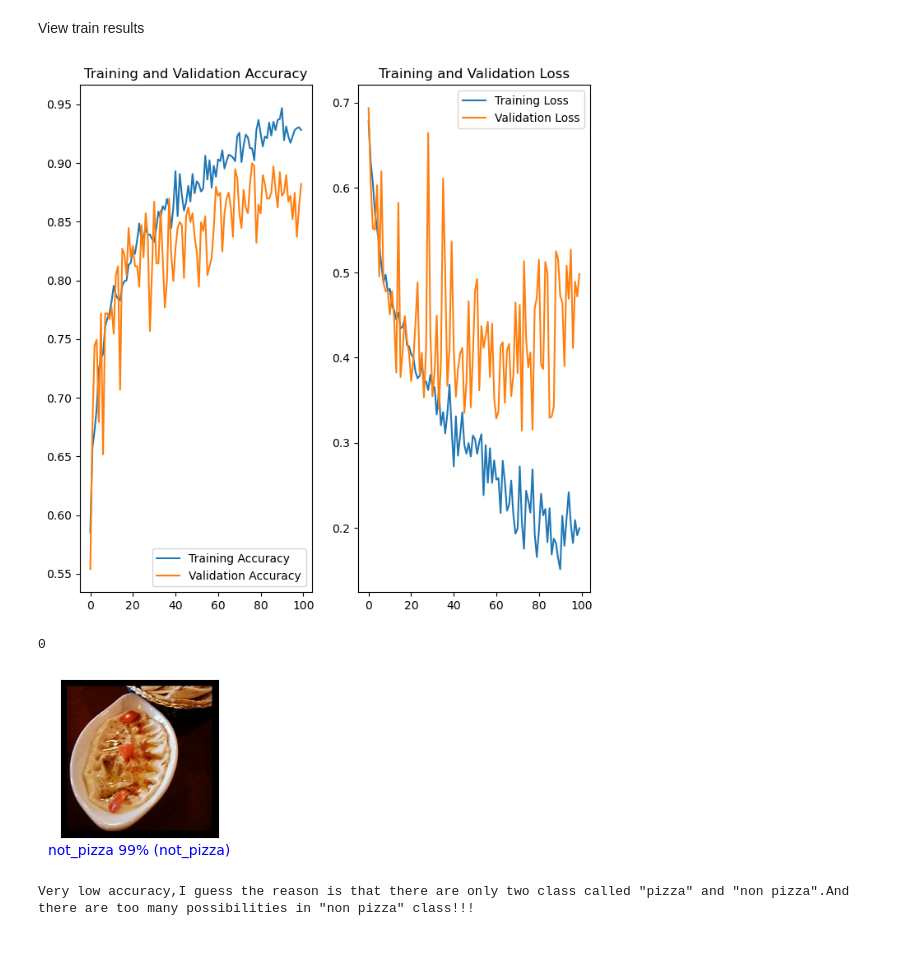
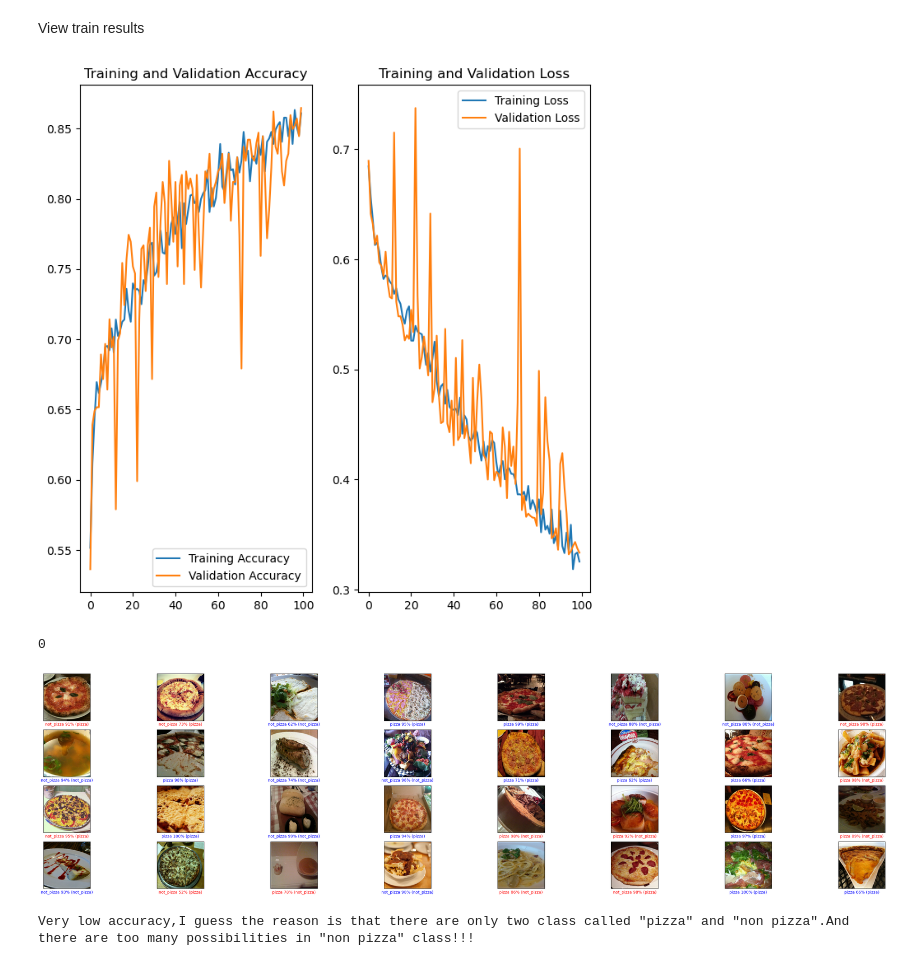
Before and after one commit to KamenriderZO/GDW-Project, a Jupyter notebook: classification.ipynb, the cells around one changed output. Drawn from its saved outputs; the diff is of its cells as text; code cells hidden in the pictures.

```diff
--- a/classification.ipynb
+++ b/classification.ipynb
@@ -105,15 +105,15 @@ data_augmentation = Sequential(
 model = Sequential([
   data_augmentation,
   layers.Rescaling(1./255),
-  layers.Conv2D(16, 3, padding='same', activation='relu'),
+  layers.Conv2D(16, 3, padding='same', activation=activate),
   layers.MaxPooling2D(),
-  layers.Conv2D(32, 3, padding='same', activation='relu'),
+  layers.Conv2D(32, 3, padding='same', activation=activate),
   layers.MaxPooling2D(),
-  layers.Conv2D(64, 3, padding='same', activation='relu'),
+  layers.Conv2D(64, 3, padding='same', activation=activate),
   layers.MaxPooling2D(),
   layers.Dropout(0.2),
   layers.Flatten(),
-  layers.Dense(128, activation='relu'),
+  layers.Dense(128, activation=activate),
   layers.Dense(num_classes, name="outputs")
 ])
 
@@ -193,7 +193,7 @@ plt.legend(loc='upper right')
 plt.title('Training and Validation Loss')
 plt.show()
 # %% [output]
-[figure, old version]
+[figure, new version]
 # %%
 probability_model = tf.keras.Sequential([model, tf.keras.layers.Softmax()])
 predictions = probability_model.predict(train_dataset)
@@ -234,21 +234,21 @@ def plot_value_array(i, predictions_array, true_label):
   thisplot[predicted_label].set_color('red')
   thisplot[true_label].set_color('blue')
 # %%
-num_rows = 1
-num_cols = 1
+num_rows = 4
+num_cols = 8
 num_images = num_rows*num_cols
 plt.figure(figsize=(2*2*num_cols, 2*num_rows))
 for i in range(num_images):
   plt.subplot(num_rows, 2*num_cols, 2*i+1)
   #print(i)
   #print(predictions[i])
   #print(labels_batch)
   #print(image_batch)
   plot_image(i, predictions[i], labels_batch, image_batch)
 plt.tight_layout()
 plt.show()
 # %% [output]
-[figure, old version]
+[figure, new version]
 # %%
 print('Very low accuracy,I guess the reason is that there are only two class called "pizza" and "non pizza".And there are too many possibilities in "non pizza" class!!!')
 # %% [output]
```
Also changed, not shown: parts of 2 cells of this notebook.
